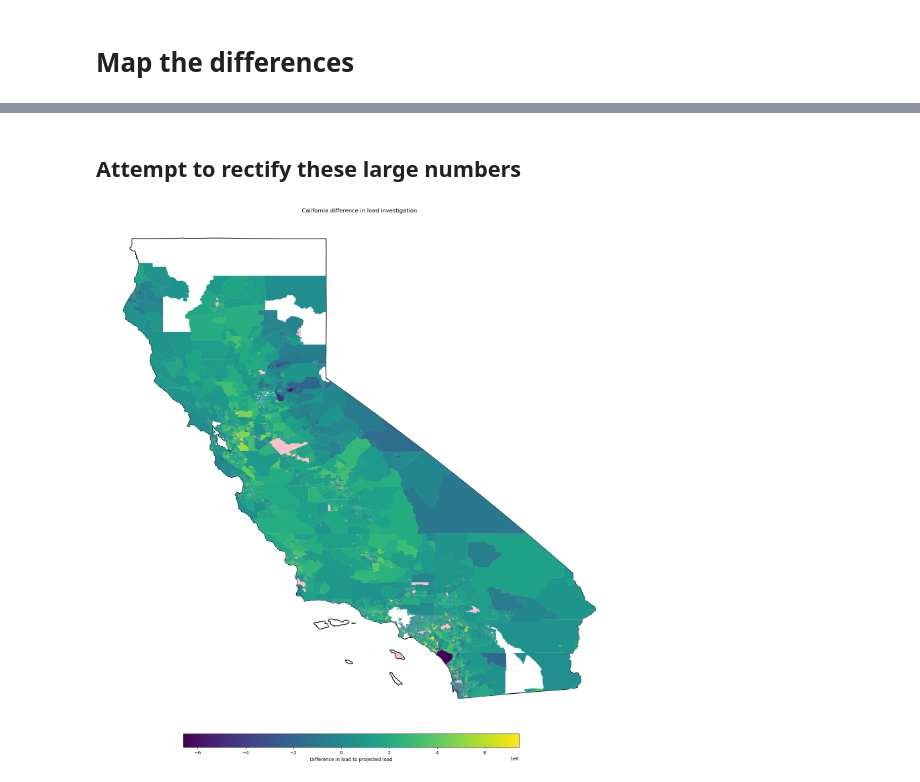
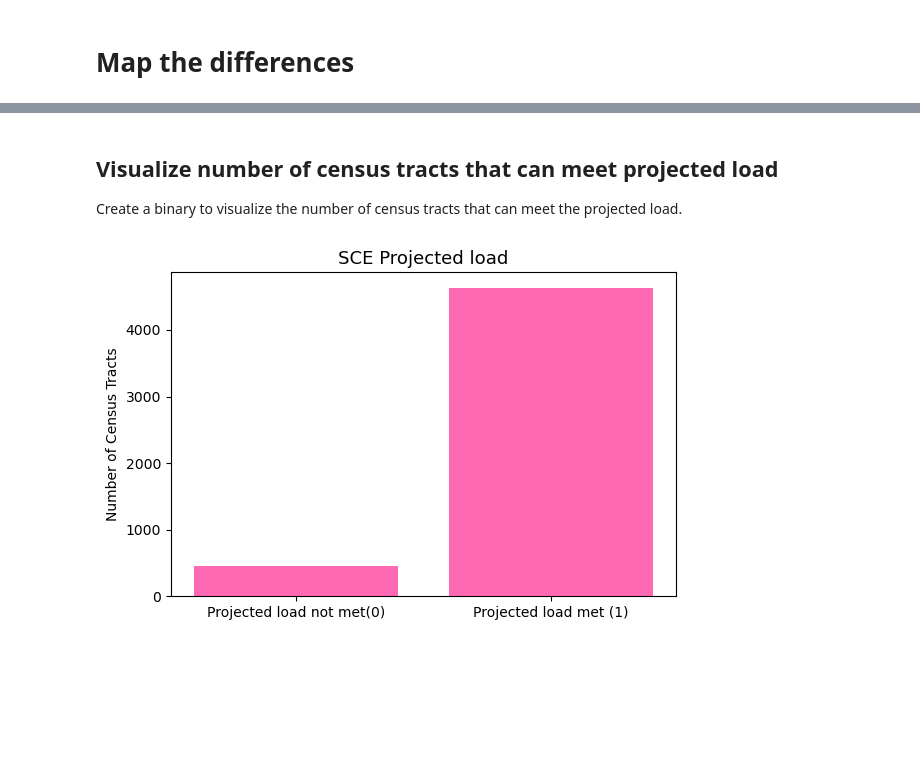
Before and after one commit to ElectriGrid/projected-load-analysis, a Jupyter notebook: headroom_vs_projected.ipynb, the cells around one changed output, grey strips where cells are left out. Cells and saved outputs as stored; diff of their text form; code cells hidden in the pictures; blank space fills up the shorter version.

```diff
--- a/headroom_vs_projected.ipynb
+++ b/headroom_vs_projected.ipynb
@@ -257,2 +266,0 @@ cbar.set_label('Difference in load to projected load')
-# %% [markdown]
-## Attempt to rectify these large numbers
@@ -263,5 +266,0 @@ sdge_join['annual_net_diff'] = sdge_join['annual_net_high'] - sdge_join['annual_
-# %%
-# calculate the difference between the headroom and the projected load
-sce_join['diff_troubleshoot'] = sce_join['total_DER'] - sce_join['annual_net_diff']
-pge_join['diff_troubleshoot'] = pge_join['total_DER'] - pge_join['annual_net_diff']
-sdge_join['diff_troubleshoot'] = sdge_join['total_DER'] - sdge_join['annual_net_diff']
@@ -285,44 +267,23 @@ min_diff = min(sce_min_diff, pge_min_diff, sdge_min_diff)
-# %%
-fig, ax = plt.subplots(figsize = (20, 20))
-ax.axis('off')
-
-ca_boundary.geometry.boundary.plot(ax = ax,
-                 zorder = 1,
-                 color = 'black',
-                 linewidth = 1.5)
-
-pge_shape.plot(ax = ax,
-               zorder = 2,
-               color = 'pink')
-
-sce_shape.plot(ax = ax,
-               zorder = 3,
-               color = 'pink')
-
-sdge_shape.plot(ax = ax,
-           zorder = 4,
-           color = 'pink')
-
-sce_join.plot('diff_troubleshoot',
-          ax = ax,
-          zorder = 5)
-
-sdge_join.plot('diff_troubleshoot',
-          ax = ax,
-          zorder = 6)
-
-pge_join.plot('diff_troubleshoot',
-              ax = ax,
-              zorder = 7)
-
-
-
-plt.title('California difference in load investigation')
-
-# Add shared colorbar at the bottom
-sm = plt.cm.ScalarMappable( norm=plt.Normalize(vmin= min_diff, vmax=max_diff))
-cbar_ax = fig.add_axes([0.25, 0.08, 0.5, 0.02])  # [left, bottom, width, height]
-cbar = fig.colorbar(sm, cax=cbar_ax, orientation='horizontal')
-cbar.set_label('Difference in load to projected load')
-# %% [output]
-[figure, removed]
+# %% [markdown]
+## Visualize number of census tracts that can meet projected load
+
+Create a binary to visualize the number of census tracts that can meet the projected load.
+# %%
+# create a binary exploring whether the projected load can be met
+sce_join['met_proj_load'] = np.where(sce_join['diff_proj_load'] < 0, 0, 1 )
+pge_join['met_proj_load'] = np.where(pge_join['diff_proj_load'] < 0, 0, 1 )
+sdge_join['met_proj_load'] = np.where(sdge_join['diff_proj_load'] < 0, 0, 1 )
+# %%
+# count census tracts that can meet projected load
+counts = sce_join['met_proj_load'].value_counts().sort_index()
+
+labels = ['Projected load not met(0)', 'Projected load met (1)']
+
+fig, ax = plt.subplots(figsize=(6, 4))
+ax.bar(labels, counts.values, color = 'hotpink')
+ax.set_title('SCE Projected load', fontsize=13)
+ax.set_ylabel('Number of Census Tracts')
+plt.tight_layout()
+plt.show()
+# %% [output]
+[figure, added]
```
Also changed, not shown: parts of 10 cells of this notebook.
